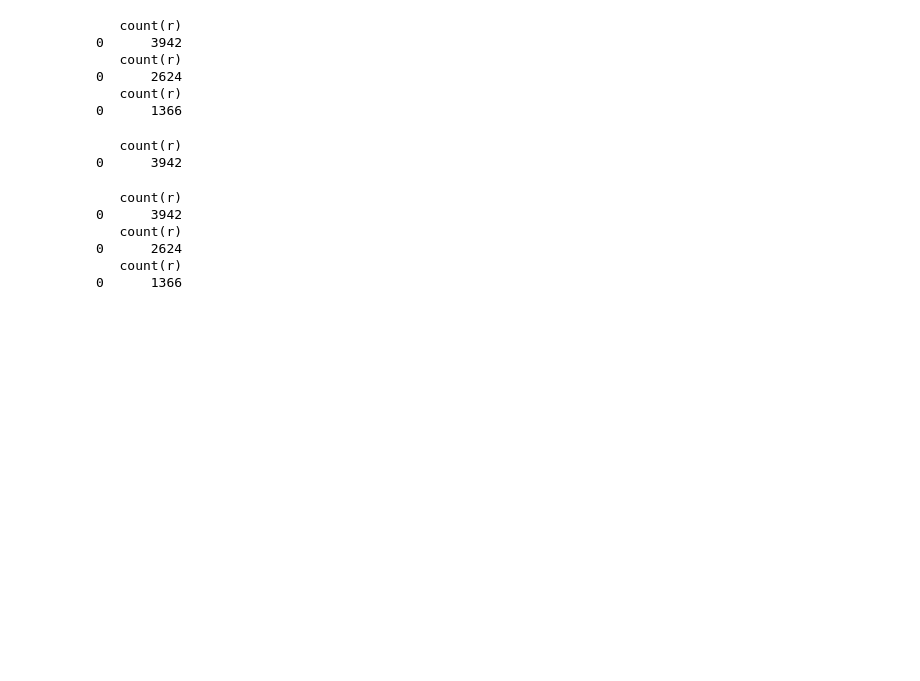
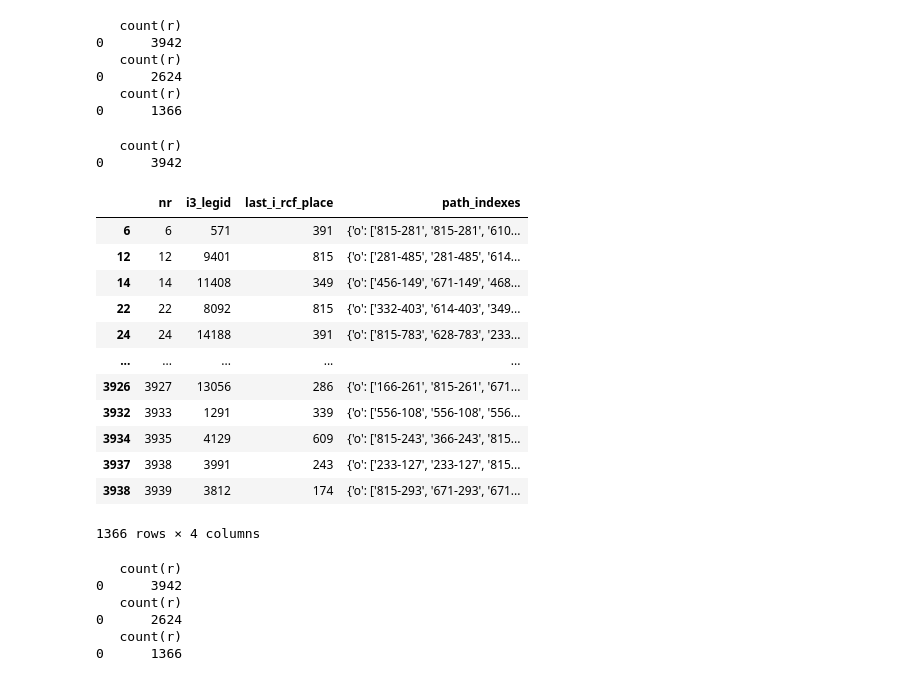
Before and after one commit to neo4j-product-examples/supply-chain-logistics-demo, a Jupyter notebook: airplane-cargo/transform-and-load.ipynb, the cells around one changed output. Saved outputs shown, nothing was run; the diff lists cells and outputs as text; code cells hidden in the pictures; blank space fills up the shorter version.

```diff
--- a/airplane-cargo/transform-and-load.ipynb
+++ b/airplane-cargo/transform-and-load.ipynb
@@ -149,0 +57,7 @@ SERVICES = ['rcs', 'dlv']
+# %%
+# assign last inbound & outbound rcf place
+df['last_o_rcf_place'] = df.apply(get_last_outbound_rcf_place, axis =1)
+df['last_i_rcf_place'] = df.apply(get_last_i1_rcf_place, axis =1)
+# assign path index
+df['path_indexes'] = df.apply(get_path_indexes, axis=1)
+df
@@ -346,37 +349,3 @@ for s in SEGMENTS:
 -- SEGMENT 3 ----------------------
    count(r)
 0        26
-# %%
-# assign last inbound & outbound rcf place
-def get_last_i1_rcf_place(row):
-    res = row[f'i1_rcf_1_place']
-    for s in [3,2]:
-        if row[f'i1_rcf_{s}_place'] != '?':
-            res = row[f'i1_rcf_{s}_place']
-    return res
-df['last_i1_rcf_place'] = df.apply(get_last_i1_rcf_place, axis =1)
-
-def get_last_i2_rcf_place(row):
-    res = row[f'i2_rcf_1_place']
-    for s in [3,2]:
-        if row[f'i2_rcf_{s}_place'] != '?':
-            res = row[f'i2_rcf_{s}_place']
-    return res
-df['last_i2_rcf_place'] = df.apply(get_last_i2_rcf_place, axis =1)
-
-def get_last_i3_rcf_place(row):
-    res = row[f'i3_rcf_1_place']
-    for s in [3,2]:
-        if row[f'i3_rcf_{s}_place'] != '?':
-            res = row[f'i3_rcf_{s}_place']
-    return res
-df['last_i3_rcf_place'] = df.apply(get_last_i3_rcf_place, axis =1)
-
-def get_last_outbound_rcf_place(row):
-    for s in [3,2,1]:
-        if row[f'o_rcf_{s}_place'] != '?':
-            return row[f'o_rcf_{s}_place']
-    raise Exception("cannot find last rcf place")
-df['last_o_rcf_place'] = df.apply(get_last_outbound_rcf_place, axis =1)
-
-df
@@ -443,6 +402,23 @@ print(res)
 # %% [output]
    count(r)
 0      3942
+# %%
+df.loc[(df[f'i{l}_legid'] != '?') & (df[f'i{l}_legid'].notna()),
+       ['nr', f'i{l}_legid', 'last_i_rcf_place', 'path_indexes']]
+# %% [output]
+|  | nr | i3_legid | last_i_rcf_place | path_indexes |
+| 6 | 6 | 571 | 391 | {'o': ['815-281', '815-281', '610... |
+| 12 | 12 | 9401 | 815 | {'o': ['281-485', '281-485', '614... |
+| 14 | 14 | 11408 | 349 | {'o': ['456-149', '671-149', '468... |
+| 22 | 22 | 8092 | 815 | {'o': ['332-403', '614-403', '349... |
+| 24 | 24 | 14188 | 391 | {'o': ['815-783', '628-783', '233... |
+| ... | ... | ... | ... | ... |
+| 3926 | 3927 | 13056 | 286 | {'o': ['166-261', '815-261', '671... |
+| 3932 | 3933 | 1291 | 339 | {'o': ['556-108', '556-108', '556... |
+| 3934 | 3935 | 4129 | 609 | {'o': ['815-243', '366-243', '815... |
+| 3937 | 3938 | 3991 | 243 | {'o': ['233-127', '233-127', '815... |
+| 3938 | 3939 | 3812 | 174 | {'o': ['815-293', '671-293', '671... |
+1366 rows × 4 columns
 # %%
 # (:Destination)-[r:TRANSFER]-(:EntryPoint) inbound->outbound
 for l in LEGS:
```
Also changed, not shown: parts of 31 cells of this notebook, 1 other file.
